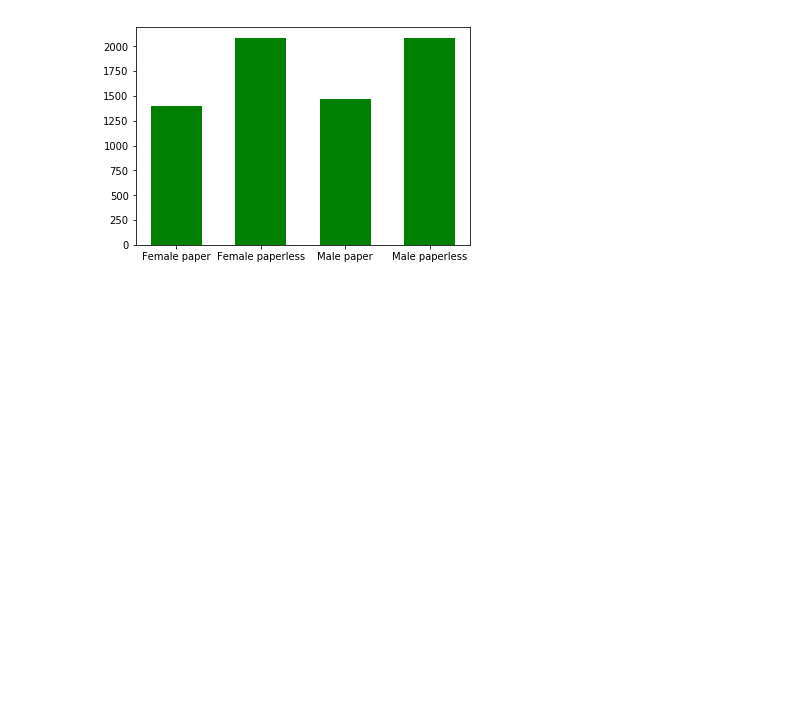
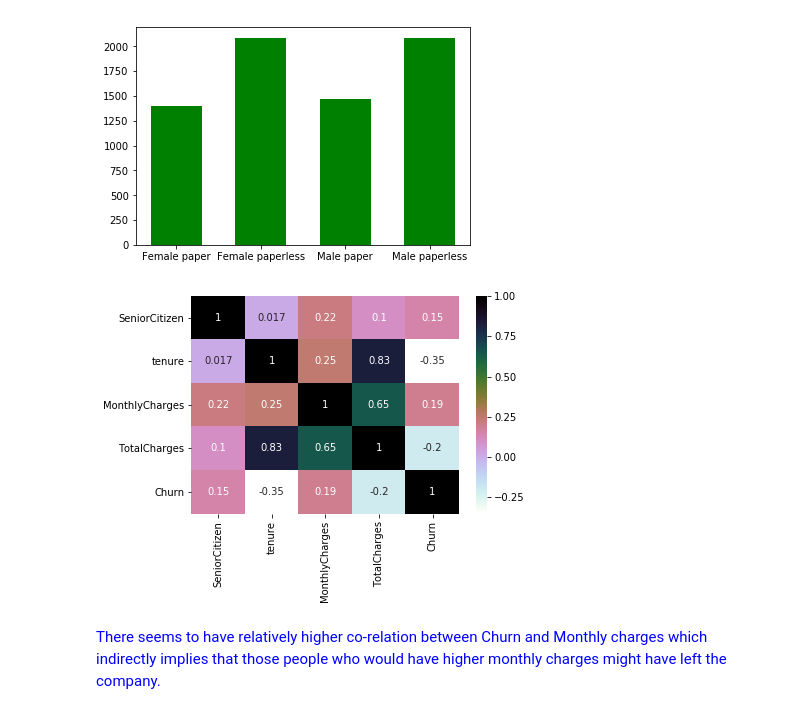
Before and after one commit to adityaprabhat01/eda-taskphase-aditya, a Jupyter notebook: telco_churn.ipynb, the cells around one changed output. Saved outputs shown, nothing was run; the diff lists cells and outputs as text; code cells hidden in the pictures; blank space fills up the shorter version.

```diff
--- a/telco_churn.ipynb
+++ b/telco_churn.ipynb
@@ -241,3 +263,13 @@ plt.show()
 # %% [output]
 Plot showing different methods in which the users pay the bill
 [figure]
+# %%
+temp['Churn'].replace(['Yes','No'],[1,0],inplace = True)
+sns.heatmap(temp.corr(), annot=True, cmap='cubehelix_r')
+plt.show()
+# %% [output]
+[figure, added]
+# %% [markdown]
+<html>
+    <body><p style = "color:blue">There seems to have relatively higher co-relation between Churn and Monthly charges which indirectly implies that those people who would have higher monthly charges  might have left the company. </p></body>
+</html>
```
Also changed, not shown: parts of 7 cells of this notebook.
